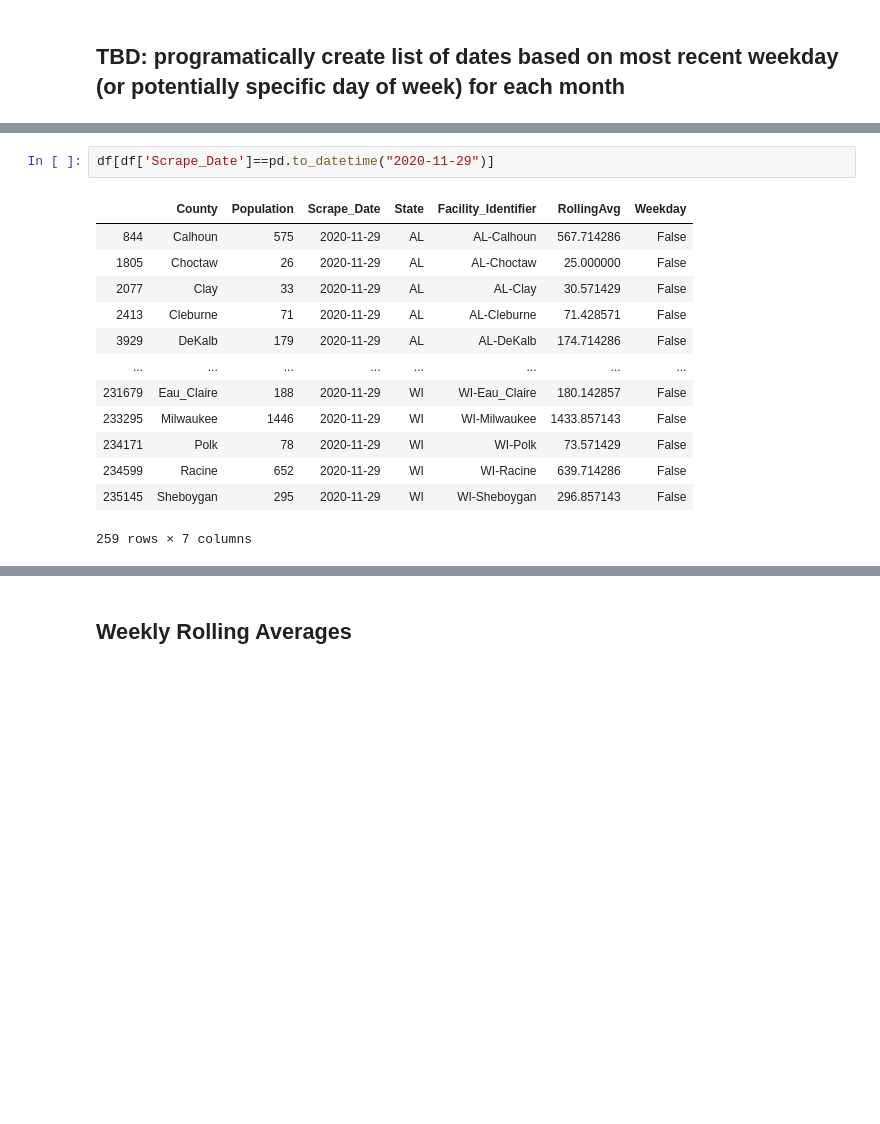
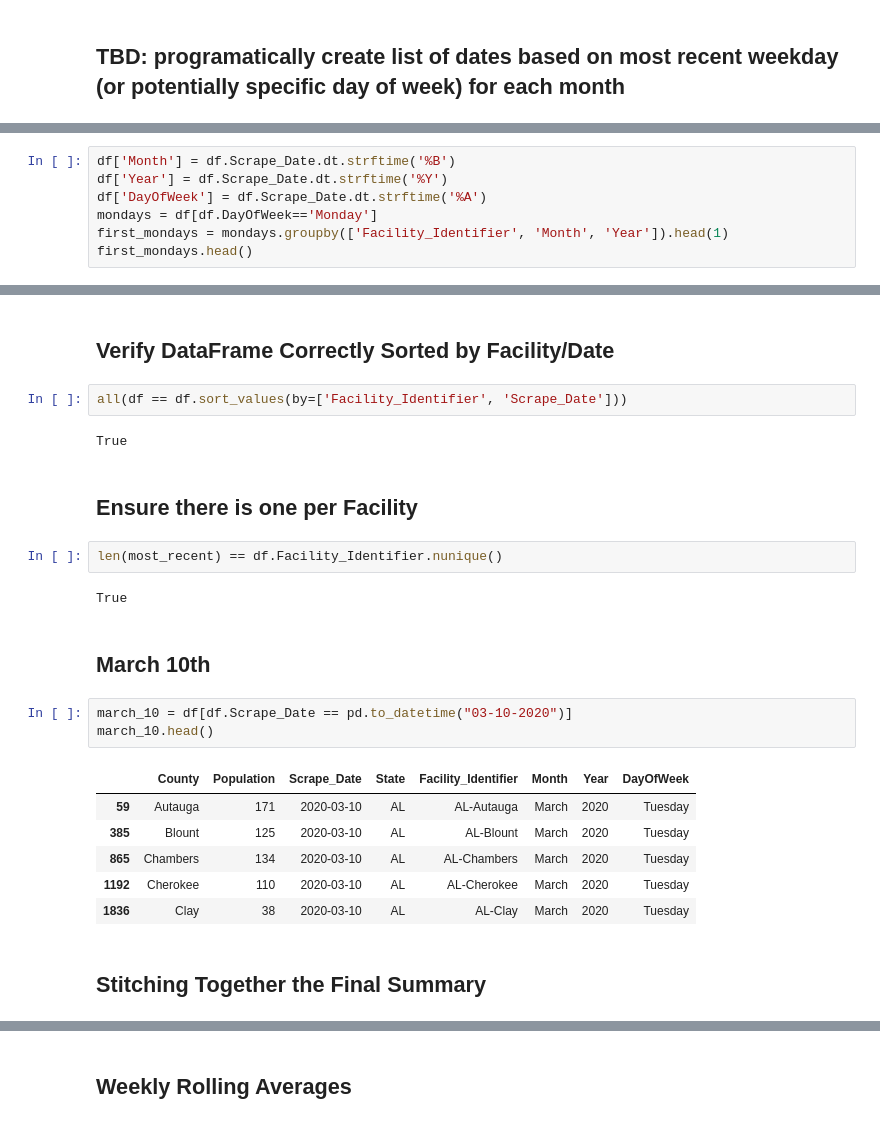
Before and after one commit to Matthew-Mitchell/PPI_COVID_Data_Rollups, a Jupyter notebook: COVID_Prison_Transformations.ipynb, the cells around one changed output, grey strips where cells are left out. Cells and saved outputs as stored; diff of their text form; blank space fills up the shorter version.

Commit message:
Adding updates from December 4th email: rollup (called final) includes march 10th, first monday of every month, and most recent date. Also added markdown notes of suggested alternative summary tables.

```diff
--- a/COVID_Prison_Transformations.ipynb
+++ b/COVID_Prison_Transformations.ipynb
@@ -169,0 +191,7 @@ temp.pivot(index="Facility_Identifier", columns="Scrape_Date", values="Populatio
+# %%
+df['Month'] = df.Scrape_Date.dt.strftime('%B')
+df['Year'] = df.Scrape_Date.dt.strftime('%Y')
+df['DayOfWeek'] = df.Scrape_Date.dt.strftime('%A')
+mondays = df[df.DayOfWeek=='Monday']
+first_mondays = mondays.groupby(['Facility_Identifier', 'Month', 'Year']).head(1)
+first_mondays.head()
@@ -170,16 +233,26 @@ temp.pivot(index="Facility_Identifier", columns="Scrape_Date", values="Populatio
+# %% [markdown]
+## Verify DataFrame Correctly Sorted by Facility/Date
+# %%
+all(df == df.sort_values(by=['Facility_Identifier', 'Scrape_Date']))
+# %% [output]
+True
+# %% [markdown]
+## Ensure there is one per Facility
+# %%
+len(most_recent) == df.Facility_Identifier.nunique()
+# %% [output]
+True
+# %% [markdown]
+## March 10th
 # %%
-df[df['Scrape_Date']==pd.to_datetime("2020-11-29")]
+march_10 = df[df.Scrape_Date == pd.to_datetime("03-10-2020")]
+march_10.head()
 # %% [output]
-|  | County | Population | Scrape_Date | State | Facility_Identifier | RollingAvg | Weekday |
-| 844 | Calhoun | 575 | 2020-11-29 | AL | AL-Calhoun | 567.714286 | False |
-| 1805 | Choctaw | 26 | 2020-11-29 | AL | AL-Choctaw | 25.000000 | False |
-| 2077 | Clay | 33 | 2020-11-29 | AL | AL-Clay | 30.571429 | False |
-| 2413 | Cleburne | 71 | 2020-11-29 | AL | AL-Cleburne | 71.428571 | False |
-| 3929 | DeKalb | 179 | 2020-11-29 | AL | AL-DeKalb | 174.714286 | False |
-| ... | ... | ... | ... | ... | ... | ... | ... |
-| 231679 | Eau_Claire | 188 | 2020-11-29 | WI | WI-Eau_Claire | 180.142857 | False |
-| 233295 | Milwaukee | 1446 | 2020-11-29 | WI | WI-Milwaukee | 1433.857143 | False |
-| 234171 | Polk | 78 | 2020-11-29 | WI | WI-Polk | 73.571429 | False |
-| 234599 | Racine | 652 | 2020-11-29 | WI | WI-Racine | 639.714286 | False |
-| 235145 | Sheboygan | 295 | 2020-11-29 | WI | WI-Sheboygan | 296.857143 | False |
+|  | County | Population | Scrape_Date | State | Facility_Identifier | Month | Year | DayOfWeek |
+| 59 | Autauga | 171 | 2020-03-10 | AL | AL-Autauga | March | 2020 | Tuesday |
+| 385 | Blount | 125 | 2020-03-10 | AL | AL-Blount | March | 2020 | Tuesday |
+| 865 | Chambers | 134 | 2020-03-10 | AL | AL-Chambers | March | 2020 | Tuesday |
+| 1192 | Cherokee | 110 | 2020-03-10 | AL | AL-Cherokee | March | 2020 | Tuesday |
+| 1836 | Clay | 38 | 2020-03-10 | AL | AL-Clay | March | 2020 | Tuesday |
-259 rows × 7 columns
+# %% [markdown]
+## Stitching Together the Final Summary
```
Also changed, not shown: parts of 23 cells of this notebook.
